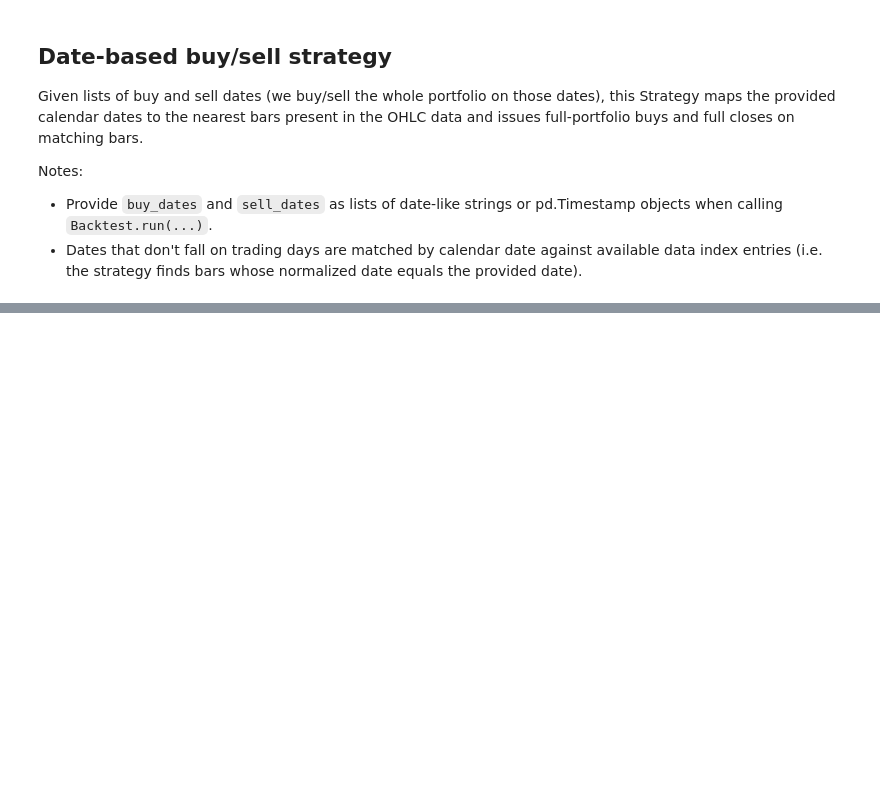
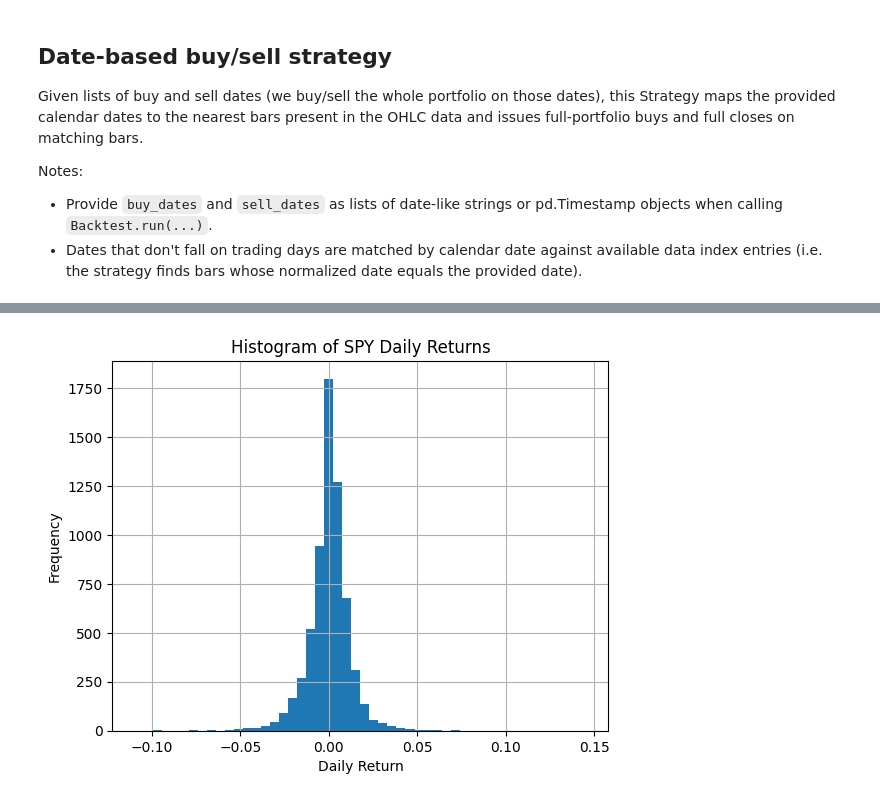
Before and after one commit to ivanleekk/financial-data-toolkit, a Jupyter notebook: notebooks/init.ipynb, the cells around one changed output, grey strips where cells are left out. Saved outputs shown, nothing was run; the diff lists cells and outputs as text; code cells hidden in the pictures; blank space fills up the shorter version.

```diff
--- a/notebooks/init.ipynb
+++ b/notebooks/init.ipynb
@@ -127,0 +151,5 @@ GridPlot(id='p5647', ...)
+# %%
+# call spy data for last 10 years
+spy = yf.Ticker('SPY')
+hist_spy = spy.history(start='2000-01-01')
+hist_spy
@@ -127,0 +171,7 @@ GridPlot(id='p5647', ...)
+# %%
+# calculate daily returns
+hist_spy['Daily Return'] = hist_spy['Close'].pct_change()
+hist_spy
+# calculate weekly returns
+hist_spy['Weekly Return'] = hist_spy['Close'].pct_change(5)
+hist_spy
@@ -127,0 +193,10 @@ GridPlot(id='p5647', ...)
+# %%
+# plot the daily returns on a frequency histogram
+import matplotlib.pyplot as plt
+hist_spy['Daily Return'].hist(bins=50)
+plt.xlabel('Daily Return')
+plt.ylabel('Frequency')
+plt.title('Histogram of SPY Daily Returns')
+plt.show()
+# %% [output]
+[figure, added]
```
Also changed, not shown: parts of 12 cells of this notebook, 2 other files.
